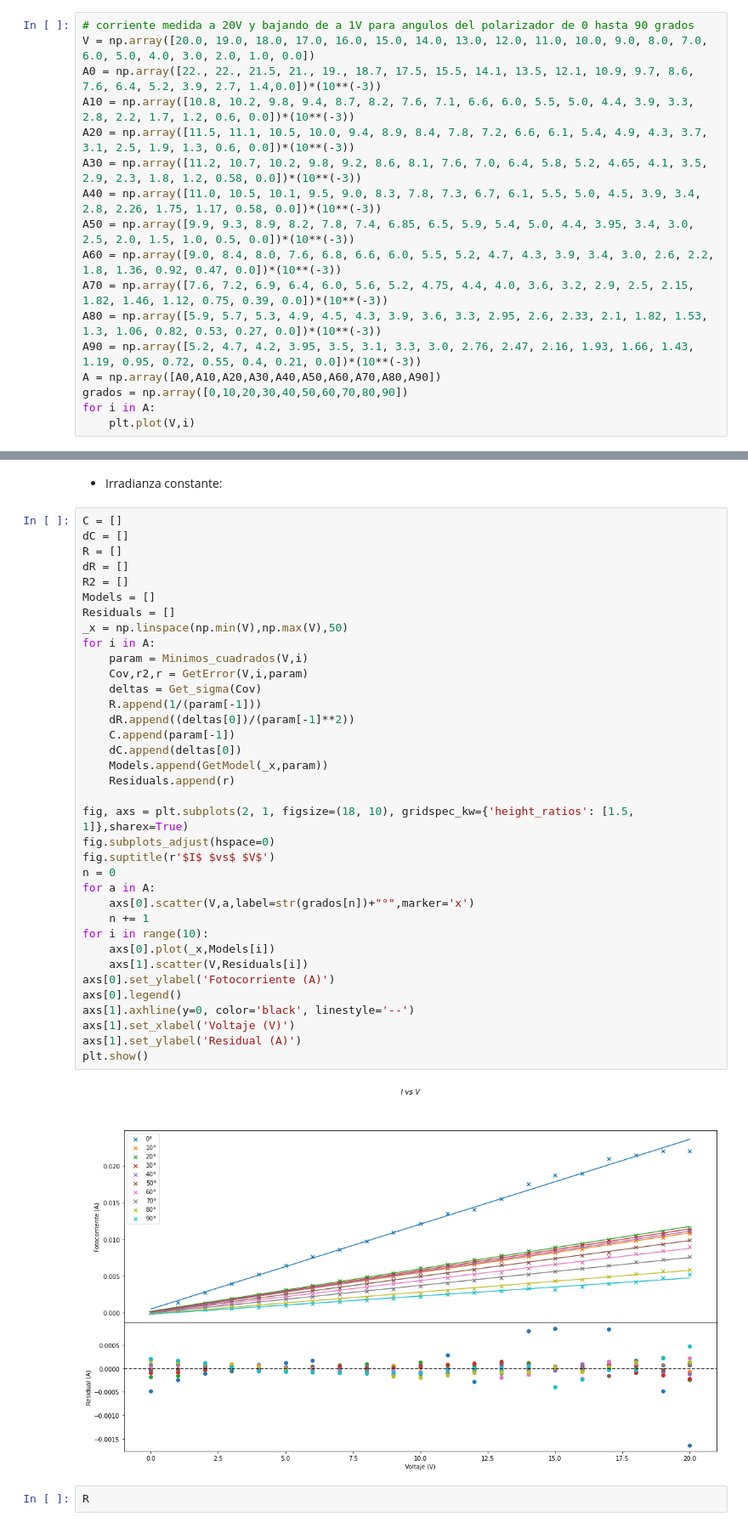
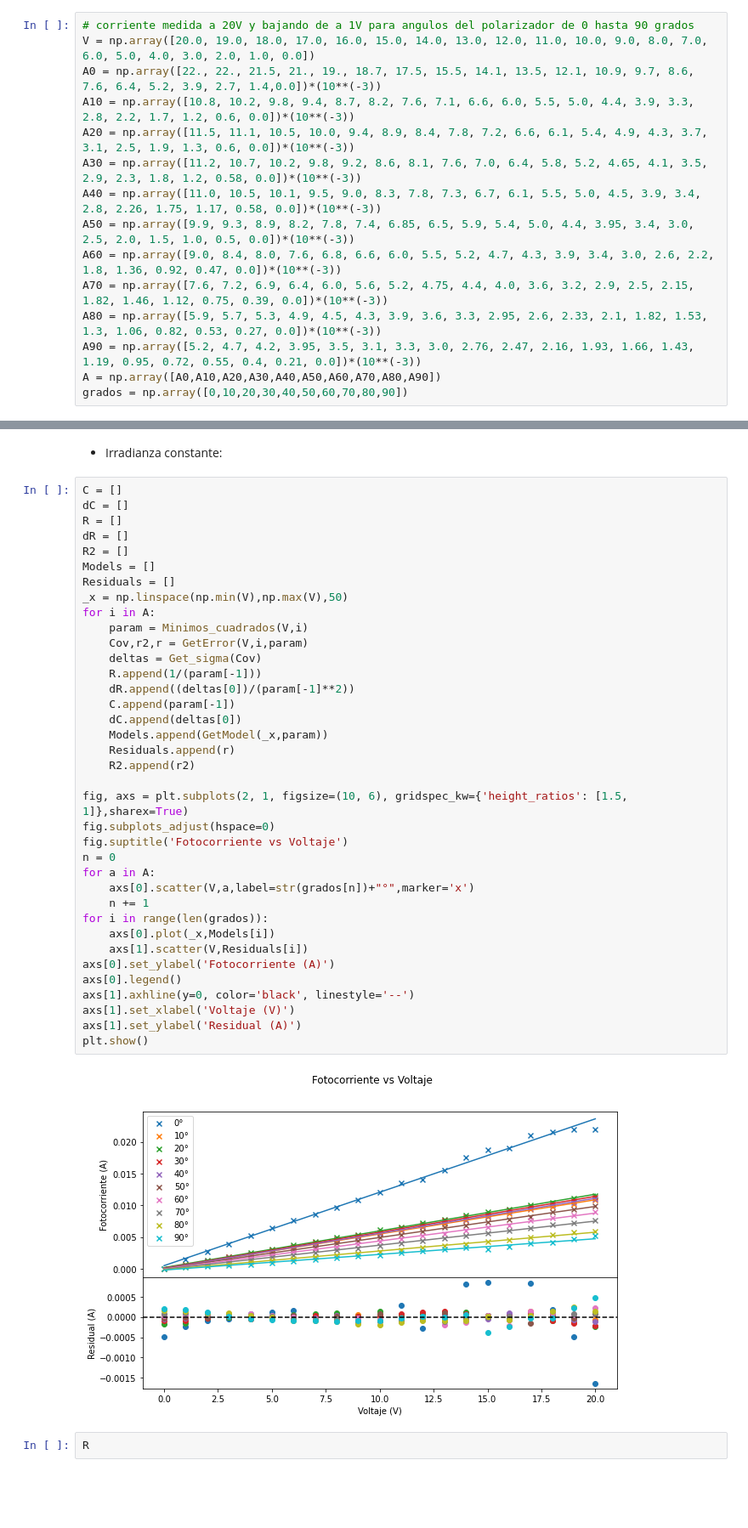
Before and after one commit to slaverdeg/Laboratorio-Moderna-GitHub, a Jupyter notebook: Fotoconductividad/codigo fotoconductividad.ipynb, the cells around one changed output, grey strips where cells are left out. Shown at 85% size. Cells and saved outputs as stored; diff of their text form; blank space fills up the shorter version.

```diff
--- a/Fotoconductividad/codigo fotoconductividad.ipynb
+++ b/Fotoconductividad/codigo fotoconductividad.ipynb
@@ -115,5 +115,3 @@ A80 = np.array([5.9, 5.7, 5.3, 4.9, 4.5, 4.3, 3.9, 3.6, 3.3, 2.95, 2.6, 2.33, 2.
 A90 = np.array([5.2, 4.7, 4.2, 3.95, 3.5, 3.1, 3.3, 3.0, 2.76, 2.47, 2.16, 1.93, 1.66, 1.43, 1.19, 0.95, 0.72, 0.55, 0.4, 0.21, 0.0])*(10**(-3))
 A = np.array([A0,A10,A20,A30,A40,A50,A60,A70,A80,A90])
 grados = np.array([0,10,20,30,40,50,60,70,80,90])
-for i in A:
-    plt.plot(V,i)
@@ -128,37 +124,38 @@ R = []
 dR = []
 R2 = []
 Models = []
 Residuals = []
 _x = np.linspace(np.min(V),np.max(V),50)
 for i in A:
     param = Minimos_cuadrados(V,i)
     Cov,r2,r = GetError(V,i,param)
     deltas = Get_sigma(Cov)
     R.append(1/(param[-1]))
     dR.append((deltas[0])/(param[-1]**2))
     C.append(param[-1])
     dC.append(deltas[0])
     Models.append(GetModel(_x,param))
     Residuals.append(r)
+    R2.append(r2)
 
-fig, axs = plt.subplots(2, 1, figsize=(18, 10), gridspec_kw={'height_ratios': [1.5, 1]},sharex=True)
+fig, axs = plt.subplots(2, 1, figsize=(10, 6), gridspec_kw={'height_ratios': [1.5, 1]},sharex=True)
 fig.subplots_adjust(hspace=0)
-fig.suptitle(r'$I$ $vs$ $V$')
+fig.suptitle('Fotocorriente vs Voltaje')
 n = 0
 for a in A:
     axs[0].scatter(V,a,label=str(grados[n])+"°",marker='x')
     n += 1
-for i in range(10):
+for i in range(len(grados)):
     axs[0].plot(_x,Models[i])
     axs[1].scatter(V,Residuals[i])
 axs[0].set_ylabel('Fotocorriente (A)')
 axs[0].legend()
 axs[1].axhline(y=0, color='black', linestyle='--')
 axs[1].set_xlabel('Voltaje (V)')
 axs[1].set_ylabel('Residual (A)')
 plt.show()
 # %% [output]
-[figure, old version]
+[figure, new version]
 # %%
 R
 # %% [output]
```
Also changed, not shown: parts of 7 cells of this notebook, 3 other files.
